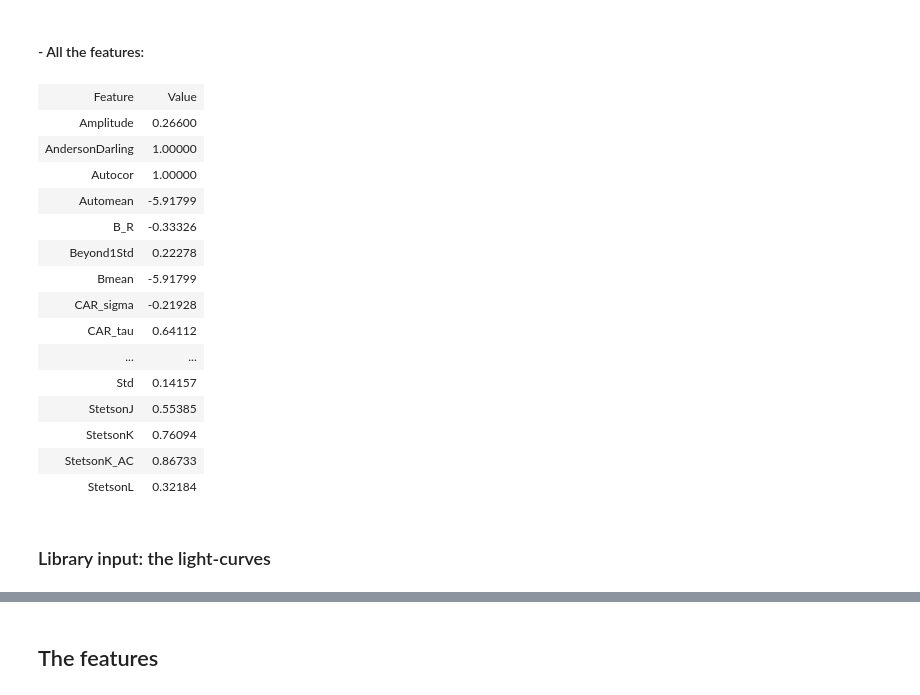
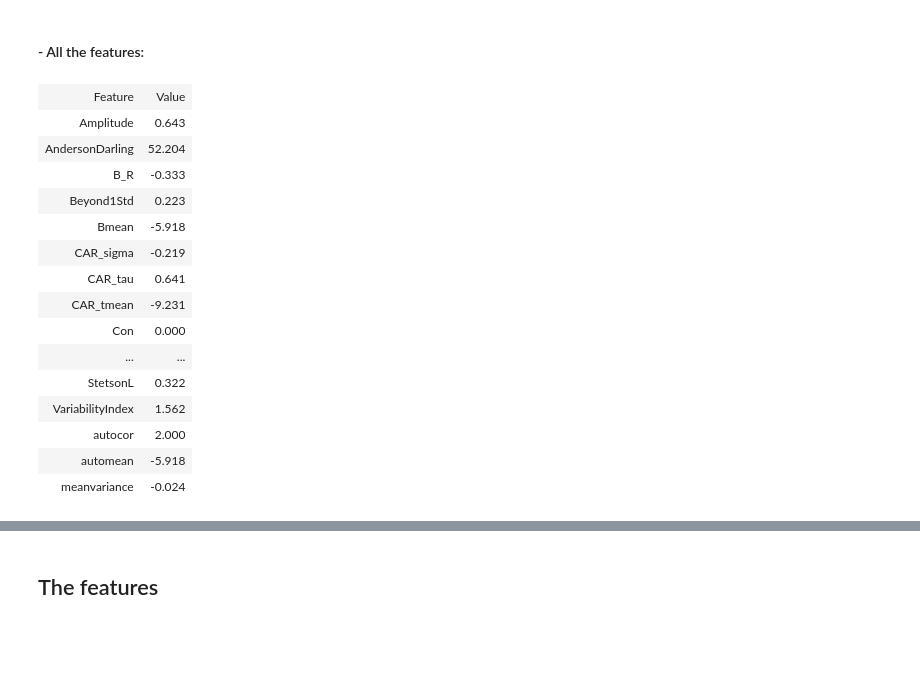
Before and after one commit to isadoranun/tsfeat, a Jupyter notebook: FeaturesDocumentation.ipynb, the cells around one changed output, grey strips where cells are left out. Saved outputs shown, nothing was run; the diff lists cells and outputs as text; code cells hidden in the pictures; blank space fills up the shorter version.

```diff
--- a/FeaturesDocumentation.ipynb
+++ b/FeaturesDocumentation.ipynb
@@ -179,26 +188,24 @@ Table(a)
 # %% [markdown]
 #### - All the features:
 # %%
-a = FeatureSpace(category='all',featureList=None, Automean=[0,0], StetsonL=[aligned_second_data, aligned_data] ,  B_R=second_data, Beyond1Std=error, StetsonJ=[aligned_second_data, aligned_data], MaxSlope=mjd, LinearTrend=mjd, Eta_B_R=[aligned_second_data, aligned_data, aligned_mjd], Eta_e=mjd, Q31B_R=[aligned_second_data, aligned_data], PeriodLS=mjd, Psi_CS=mjd, CAR_sigma=[mjd, error], SlottedA = [mjd, 4])
+a = FeatureSpace(category='all',featureList=None, automean=[0,0], StetsonL=[aligned_second_data, aligned_data] ,  B_R=second_data, Beyond1Std=error, StetsonJ=[aligned_second_data, aligned_data], MaxSlope=mjd, LinearTrend=mjd, Eta_B_R=[aligned_second_data, aligned_data], Eta_e=mjd, Q31B_R=[aligned_second_data, aligned_data], PeriodLS=mjd, CAR_sigma=[mjd, error], SlottedA = mjd)
 a=a.calculateFeature(data)
 
 Table(a)
 # %% [output]
 | Feature | Value |
-| Amplitude | 0.26600 |
-| AndersonDarling | 1.00000 |
-| Autocor | 1.00000 |
-| Automean | -5.91799 |
-| B_R | -0.33326 |
-| Beyond1Std | 0.22278 |
-| Bmean | -5.91799 |
-| CAR_sigma | -0.21928 |
-| CAR_tau | 0.64112 |
+| Amplitude | 0.643 |
+| AndersonDarling | 52.204 |
+| B_R | -0.333 |
+| Beyond1Std | 0.223 |
+| Bmean | -5.918 |
+| CAR_sigma | -0.219 |
+| CAR_tau | 0.641 |
+| CAR_tmean | -9.231 |
+| Con | 0.000 |
 | ... | ... |
-| Std | 0.14157 |
-| StetsonJ | 0.55385 |
-| StetsonK | 0.76094 |
-| StetsonK_AC | 0.86733 |
-| StetsonL | 0.32184 |
+| StetsonL | 0.322 |
+| VariabilityIndex | 1.562 |
+| autocor | 2.000 |
+| automean | -5.918 |
+| meanvariance | -0.024 |
-# %% [markdown]
-### Library input: the light-curves
```
Also changed, not shown: parts of 119 cells of this notebook, 21 other files.
